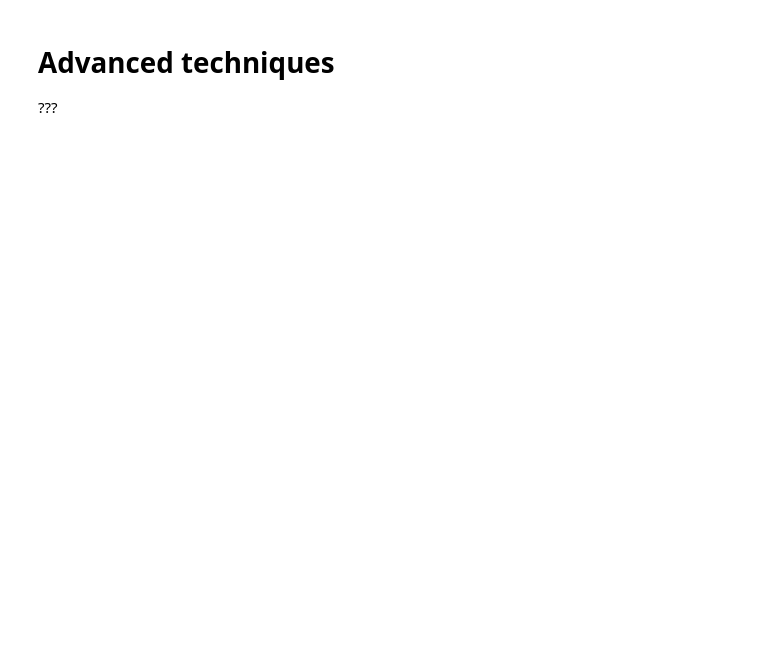
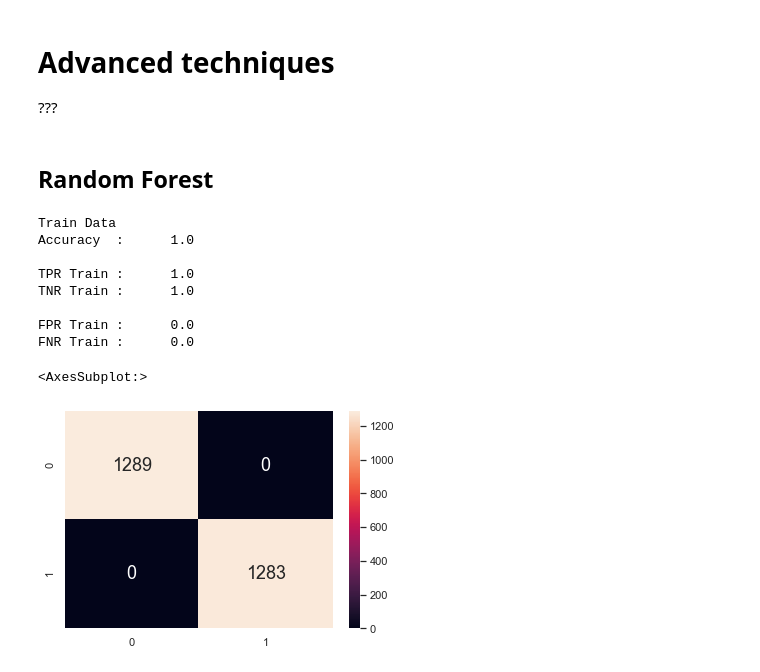
Before and after one commit to wsklee/CX1115-Project, a Jupyter notebook: Classification on movie.ipynb, the cells around one changed output. Cells and saved outputs as stored; diff of their text form; code cells hidden in the pictures; blank space fills up the shorter version.

```diff
--- a/Classification on movie.ipynb
+++ b/Classification on movie.ipynb
@@ -409,0 +418,54 @@ FNR Test :       0.1724137931034483
+# %%
+# Extract Response and Predictors
+y = pd.DataFrame(df['isPopular'])
+X = pd.DataFrame(df[['budget', 'revenue', 'vote_average','vote_count','runtime']])
+
+# Split the Dataset into Train and Test
+X_train, X_test, y_train, y_test = train_test_split(X, y, test_size = 360)
+# %% [markdown]
+## Random Forest
+# %%
+#TRAIN # Random Forest
+model=RandomForestClassifier(n_estimators=100)
+model.fit(X_train,y_train)
+y_train_pred =model.predict(X_train)
+# %%
+# Import the required metric from sklearn
+from sklearn.metrics import confusion_matrix
+
+# Predict the Response corresponding to Predictors
+y_train_pred = model.predict(X_train)
+
+# Print the Classification Accuracy
+print("Train Data")
+print("Accuracy  :\t", model.score(X_train, y_train))
+print()
+
+# Print the Accuracy Measures from the Confusion Matrix
+cmTrain = confusion_matrix(y_train, y_train_pred)
+tpTrain = cmTrain[1][1] # True Positives : Y (1) predicted Y (1)
+fpTrain = cmTrain[0][1] # False Positives : N (0) predicted Y (1)
+tnTrain = cmTrain[0][0] # True Negatives : N (0) predicted N (0)
+fnTrain = cmTrain[1][0] # False Negatives : Y (1) predicted N (0)
+
+print("TPR Train :\t", (tpTrain/(tpTrain + fnTrain)))
+print("TNR Train :\t", (tnTrain/(tnTrain + fpTrain)))
+print()
+
+print("FPR Train :\t", (fpTrain/(tnTrain + fpTrain)))
+print("FNR Train :\t", (fnTrain/(tpTrain + fnTrain)))
+
+# Plot the two-way Confusion Matrix
+sb.heatmap(confusion_matrix(y_train, y_train_pred),
+           annot = True, fmt=".0f", annot_kws={"size": 18})
+# %% [output]
+Train Data
+Accuracy  :      1.0
+
+TPR Train :      1.0
+TNR Train :      1.0
+
+FPR Train :      0.0
+FNR Train :      0.0
+<AxesSubplot:>
+[figure, added]
```
Also changed, not shown: parts of 20 cells of this notebook.
